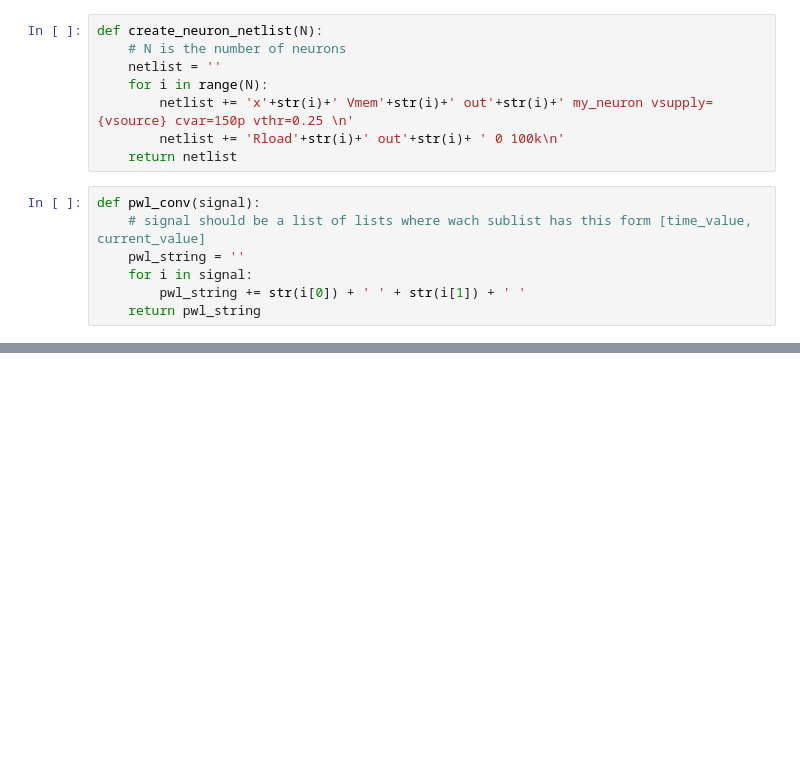
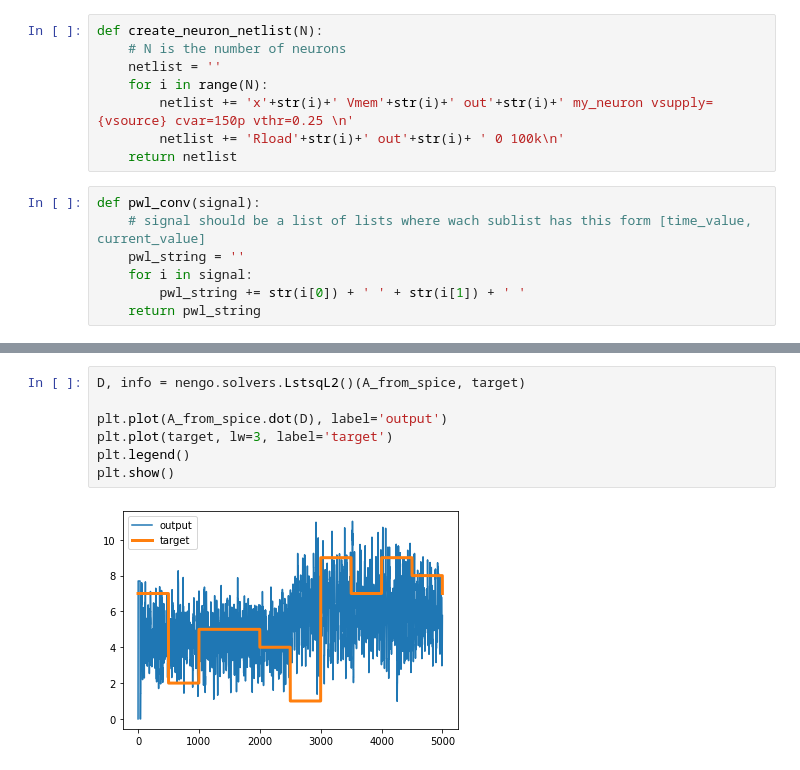
Before and after one commit to JD-14/grill-spice, a Jupyter notebook: nengo_spice_colab/MNIST_nengo_ngspice.ipynb, the cells around one changed output, grey strips where cells are left out. Cells and saved outputs as stored; diff of their text form; blank space fills up the shorter version.

```diff
--- a/nengo_spice_colab/MNIST_nengo_ngspice.ipynb
+++ b/nengo_spice_colab/MNIST_nengo_ngspice.ipynb
@@ -161,0 +280,9 @@ with nengo.Simulator(model) as sim:  # Create the simulator
+# %%
+D, info = nengo.solvers.LstsqL2()(A_from_spice, target)
+
+plt.plot(A_from_spice.dot(D), label='output')
+plt.plot(target, lw=3, label='target')
+plt.legend()
+plt.show()
+# %% [output]
+[figure, added]
```
Also changed, not shown: parts of 31 cells of this notebook, 1 other file.
